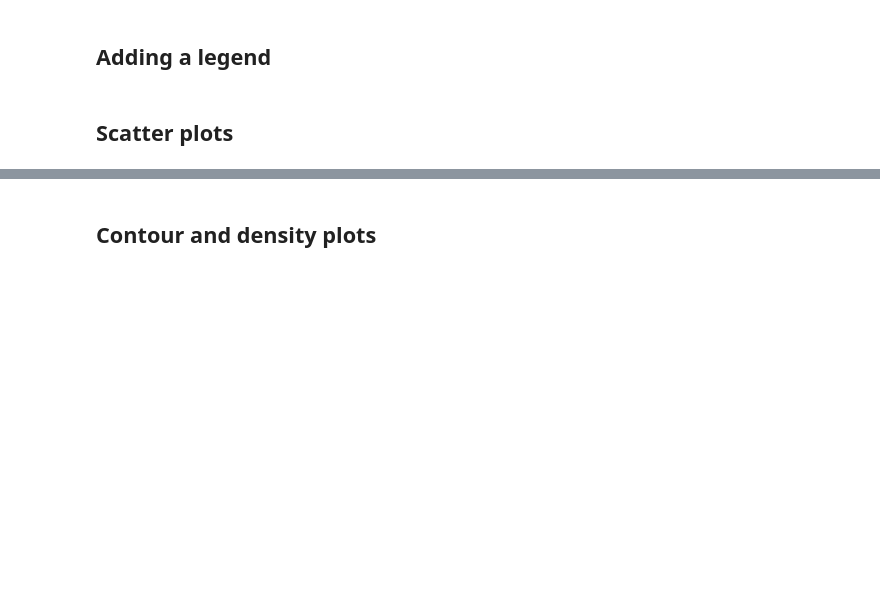
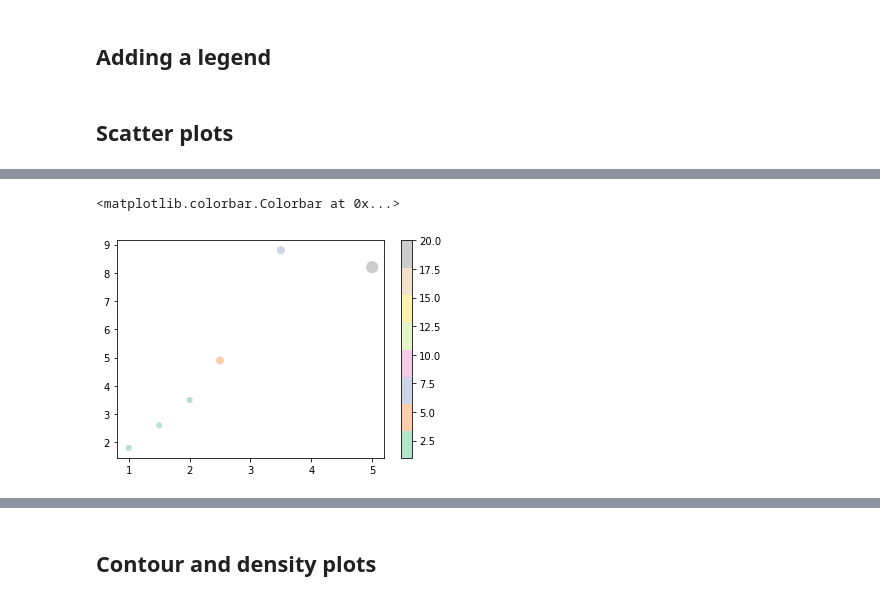
Before and after one commit to emilydumas/mcs275spring2022, a Jupyter notebook: samplecode/matplotlib/mpl-intro.ipynb, the cells around one changed output, grey strips where cells are left out. Drawn from its saved outputs; the diff is of its cells as text; code cells hidden in the pictures; blank space fills up the shorter version.

Commit message:
Matplotlib intro updates after lecture 29

```diff
--- a/samplecode/matplotlib/mpl-intro.ipynb
+++ b/samplecode/matplotlib/mpl-intro.ipynb
@@ -190,7 +220,10 @@ plt.plot(n,t,marker="o",linestyle="")
 # %%
 n = np.array([1,1.5,2,2.5,3.5,5])
 t = np.array([1.8,2.6,3.5,4.9,8.8,8.2])
 s = np.array([0.1,0.1,0.1,0.2,0.2,0.5])
 c = np.array([1,2,3,5,8,20])
-plt.scatter(n,t,s=250*s,c=c,marker="o",cmap="hsv")
+plt.scatter(n,t,s=250*s,c=c,marker="o",cmap="Pastel2")
 plt.colorbar()
+# %% [output]
+<matplotlib.colorbar.Colorbar at 0x...>
+[figure, added]
```
Also changed, not shown: parts of 27 cells of this notebook.
